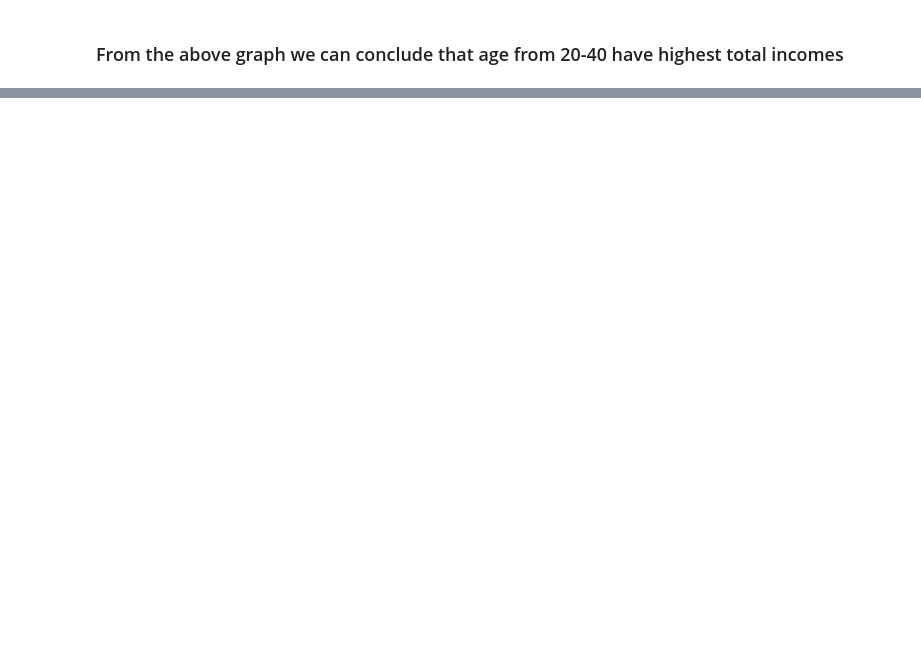
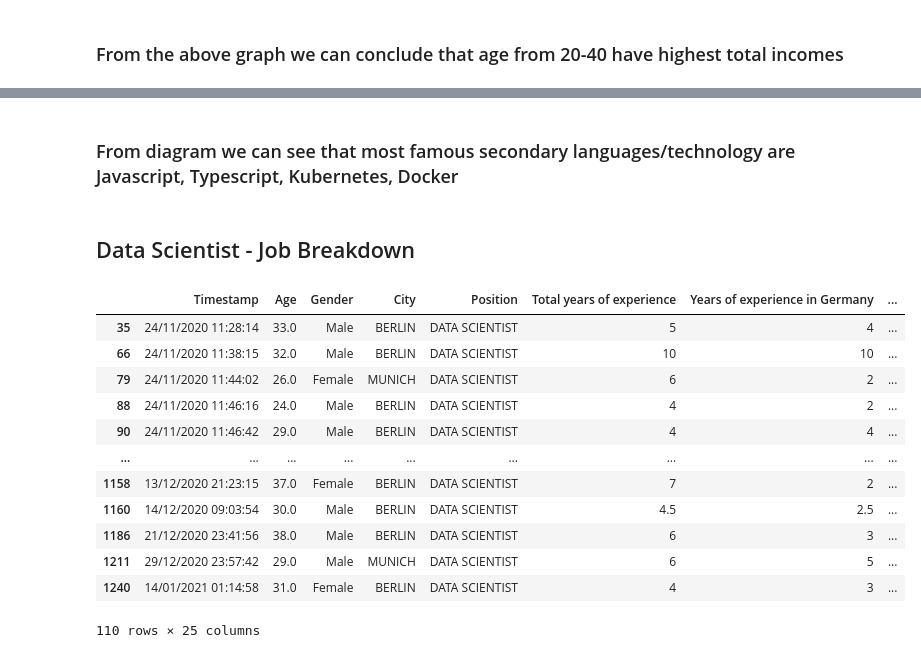
Before and after one commit to ShivangSingh15/IT-Salary-Survey-2020, a Jupyter notebook: EDA_Project/IT Salary Survey 2020.ipynb, the cells around one changed output, grey strips where cells are left out. Drawn from its saved outputs; the diff is of its cells as text; code cells hidden in the pictures; blank space fills up the shorter version.

```diff
--- a/EDA_Project/IT Salary Survey 2020.ipynb
+++ b/EDA_Project/IT Salary Survey 2020.ipynb
@@ -559,0 +622,21 @@ plt.show()
+# %% [markdown]
+### From diagram we can see that most famous secondary languages/technology are Javascript, Typescript, Kubernetes, Docker
+# %% [markdown]
+## Data Scientist - Job Breakdown
+# %%
+df_ds = df_2020[df_2020.Position=='DATA SCIENTIST'].copy()
+df_ds
+# %% [output]
+|  | Timestamp | Age | Gender | City | Position | Total years of experience | Years of experience in Germany | ... |
+| 35 | 24/11/2020 11:28:14 | 33.0 | Male | BERLIN | DATA SCIENTIST | 5 | 4 | ... |
+| 66 | 24/11/2020 11:38:15 | 32.0 | Male | BERLIN | DATA SCIENTIST | 10 | 10 | ... |
+| 79 | 24/11/2020 11:44:02 | 26.0 | Female | MUNICH | DATA SCIENTIST | 6 | 2 | ... |
+| 88 | 24/11/2020 11:46:16 | 24.0 | Male | BERLIN | DATA SCIENTIST | 4 | 2 | ... |
+| 90 | 24/11/2020 11:46:42 | 29.0 | Male | BERLIN | DATA SCIENTIST | 4 | 4 | ... |
+| ... | ... | ... | ... | ... | ... | ... | ... | ... |
+| 1158 | 13/12/2020 21:23:15 | 37.0 | Female | BERLIN | DATA SCIENTIST | 7 | 2 | ... |
+| 1160 | 14/12/2020 09:03:54 | 30.0 | Male | BERLIN | DATA SCIENTIST | 4.5 | 2.5 | ... |
+| 1186 | 21/12/2020 23:41:56 | 38.0 | Male | BERLIN | DATA SCIENTIST | 6 | 3 | ... |
+| 1211 | 29/12/2020 23:57:42 | 29.0 | Male | MUNICH | DATA SCIENTIST | 6 | 5 | ... |
+| 1240 | 14/01/2021 01:14:58 | 31.0 | Female | BERLIN | DATA SCIENTIST | 4 | 3 | ... |
+110 rows × 25 columns
```
Also changed, not shown: parts of 18 cells of this notebook.
